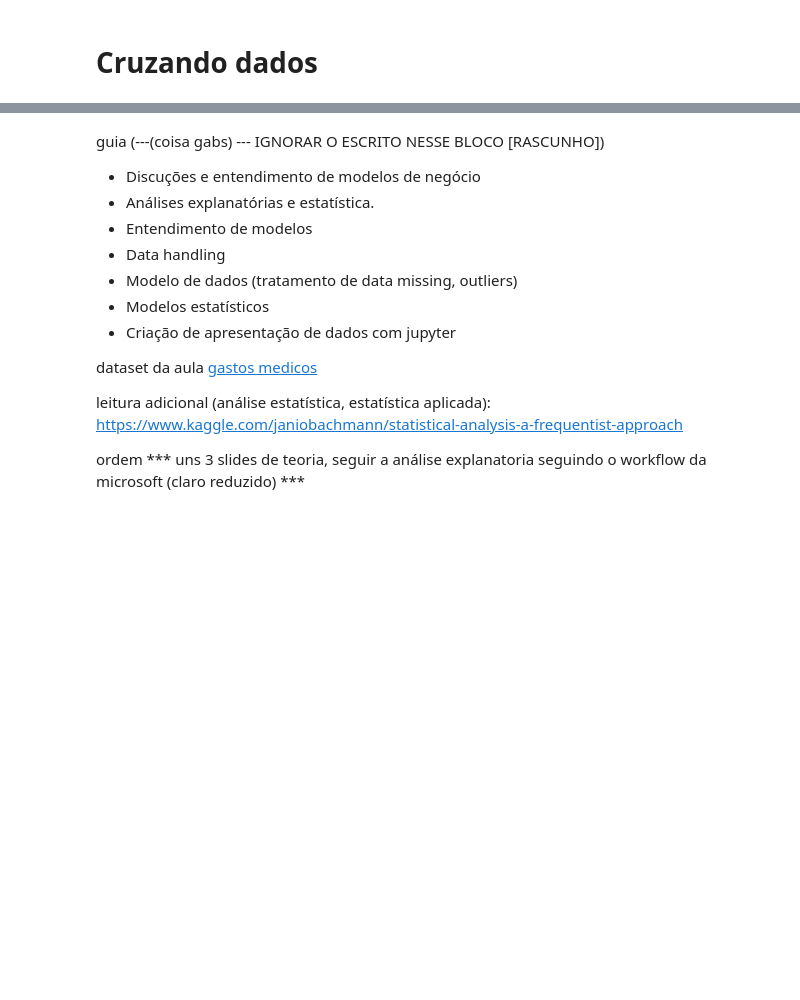
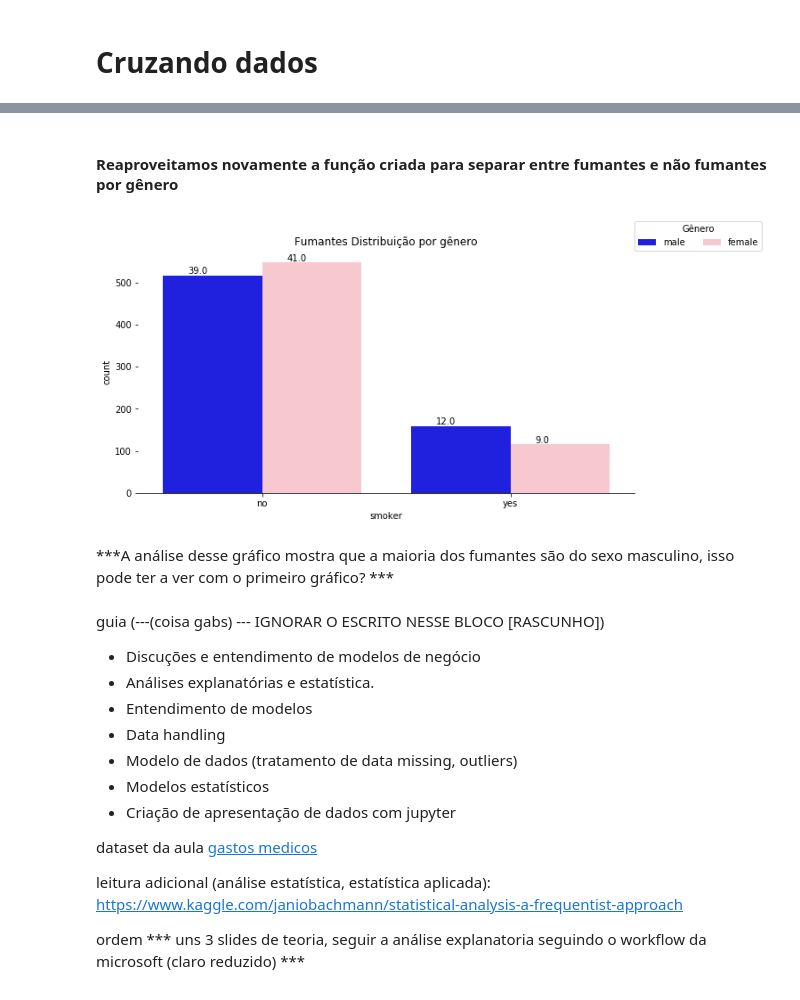
Before and after one commit to araramakerspace/CursoDataScience, a Jupyter notebook: Aula2/Aula3- Analise explanatoria.ipynb, the cells around one changed output, grey strips where cells are left out. Saved outputs shown, nothing was run; the diff lists cells and outputs as text; code cells hidden in the pictures; blank space fills up the shorter version.

```diff
--- a/Aula2/Aula3- Analise explanatoria.ipynb
+++ b/Aula2/Aula3- Analise explanatoria.ipynb
@@ -281,3 +293,11 @@ plt.show()
+# %% [markdown]
+#### Reaproveitamos novamente a função criada para separar entre fumantes e não fumantes por gênero
+# %%
+distr_genero('smoker','Fumantes')
+# %% [output]
+[figure, added]
+# %% [markdown]
+***A análise desse gráfico mostra que a maioria dos fumantes são do sexo masculino, isso pode ter a ver com o primeiro gráfico? ***
 # %% [markdown]
 
 
```
Also changed, not shown: parts of 8 cells of this notebook.
